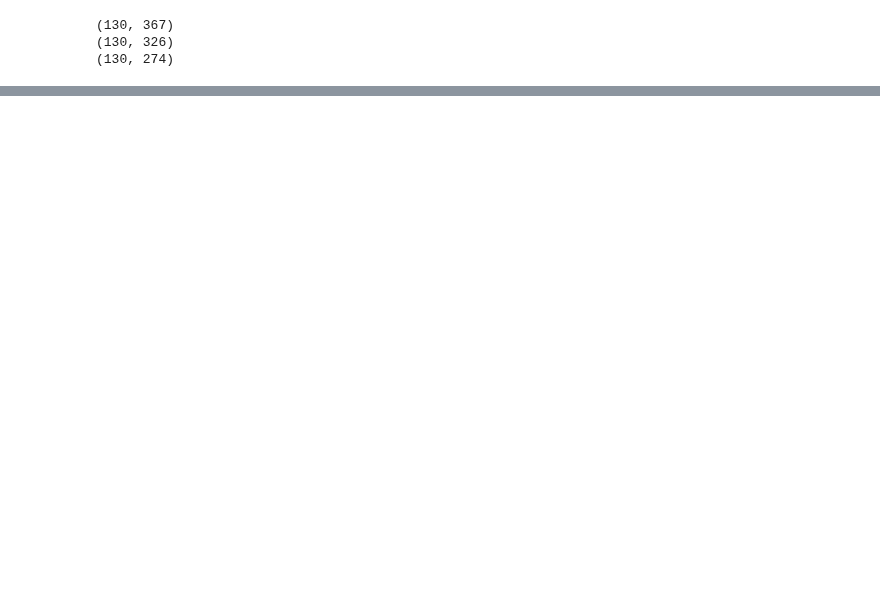
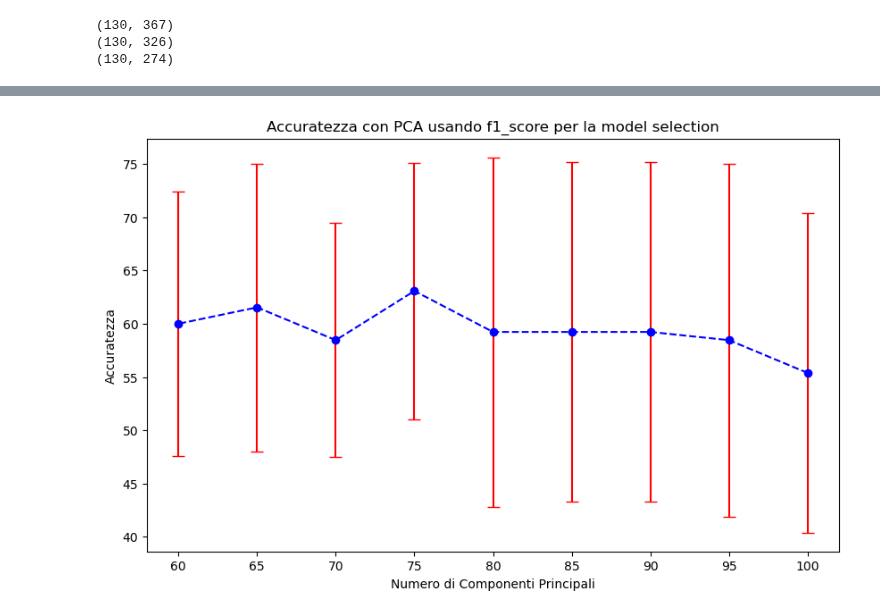
Before and after one commit to chrfum/one-class_classifier, a Jupyter notebook: run-over_classifier/classifiers/svm.ipynb, the cells around one changed output, grey strips where cells are left out. Cells and saved outputs as stored; diff of their text form; code cells hidden in the pictures; blank space fills up the shorter version.

```diff
--- a/run-over_classifier/classifiers/svm.ipynb
+++ b/run-over_classifier/classifiers/svm.ipynb
@@ -238,0 +416,4 @@ with open(file_path, "wb") as file:
+# %%
+plot_error_bar(scores_df, 9, 17, 'PCA', 'f1_score')
+# %% [output]
+[figure, added]
```
Also changed, not shown: parts of 17 cells of this notebook.
